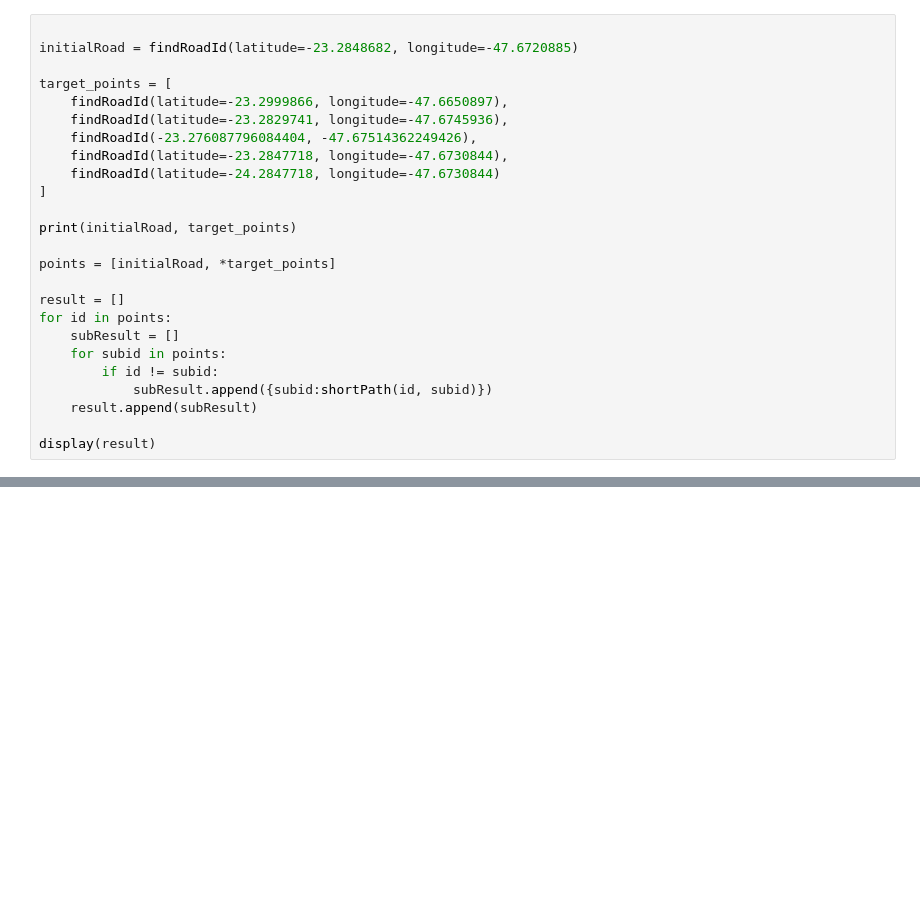
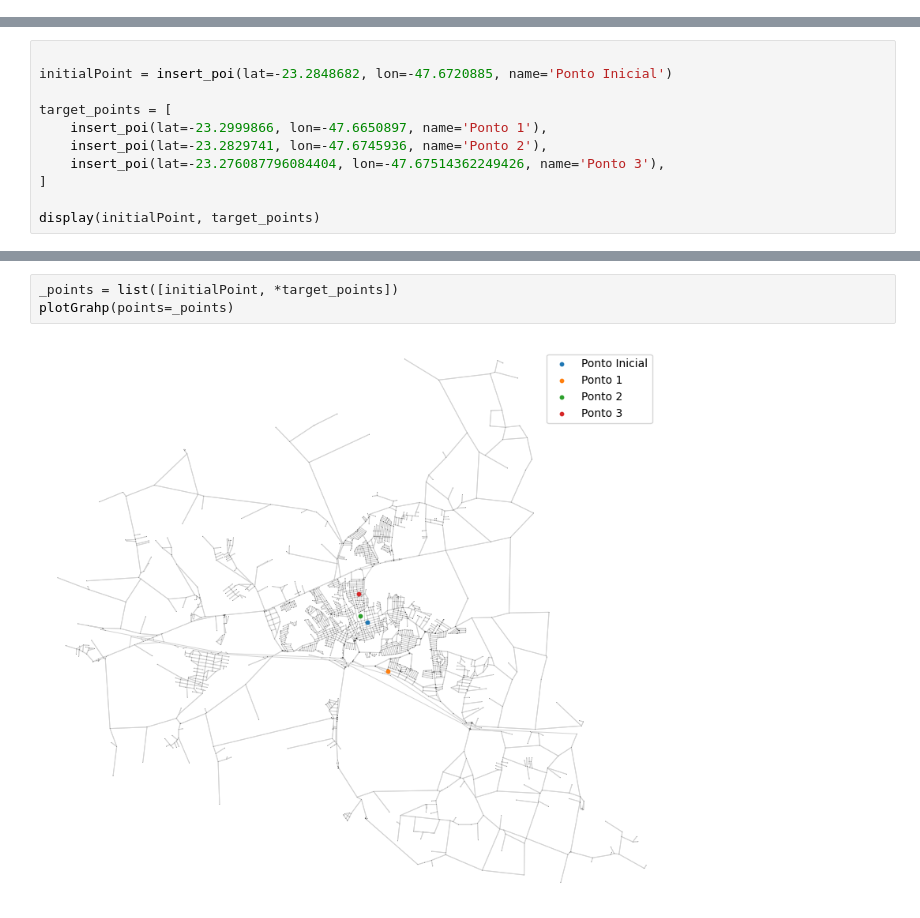
Before and after one commit to marcosfavoretti/Tcc, a Jupyter notebook: env-python/classic_algorithm.ipynb, the cells around one changed output, grey strips where cells are left out. Drawn from its saved outputs; the diff is of its cells as text; blank space fills up the shorter version.

Commit message:
reformulacao do sistema de pontos de interesses e plottagem do grafico

```diff
--- a/env-python/classic_algorithm.ipynb
+++ b/env-python/classic_algorithm.ipynb
@@ -73,25 +18,0 @@ def shortPath(paramA: int, paramB: int):
-# %%
-
-initialRoad = findRoadId(latitude=-23.2848682, longitude=-47.6720885)
-
-target_points = [
-    findRoadId(latitude=-23.2999866, longitude=-47.6650897),
-    findRoadId(latitude=-23.2829741, longitude=-47.6745936),
-    findRoadId(-23.276087796084404, -47.67514362249426),
-    findRoadId(latitude=-23.2847718, longitude=-47.6730844),
-    findRoadId(latitude=-24.2847718, longitude=-47.6730844)
-]
-
-print(initialRoad, target_points)
-
-points = [initialRoad, *target_points]
-
-result = []
-for id in points:
-    subResult = []
-    for subid in points:
-        if id != subid:
-            subResult.append({subid:shortPath(id, subid)})
-    result.append(subResult)
-
-display(result)
@@ -116,0 +305,11 @@ display(result)
+# %%
+
+initialPoint = insert_poi(lat=-23.2848682, lon=-47.6720885, name='Ponto Inicial')
+
+target_points = [
+    insert_poi(lat=-23.2999866, lon=-47.6650897, name='Ponto 1'),
+    insert_poi(lat=-23.2829741, lon=-47.6745936, name='Ponto 2'),
+    insert_poi(lat=-23.276087796084404, lon=-47.67514362249426, name='Ponto 3'),
+]
+
+display(initialPoint, target_points)
@@ -117 +337,6 @@ display(result)
+# %%
+_points = list([initialPoint, *target_points])
+plotGrahp(points=_points)
+# %% [output]
+[figure, added]
 # %%
```
Also changed, not shown: parts of 15 cells of this notebook, 1 other file.
